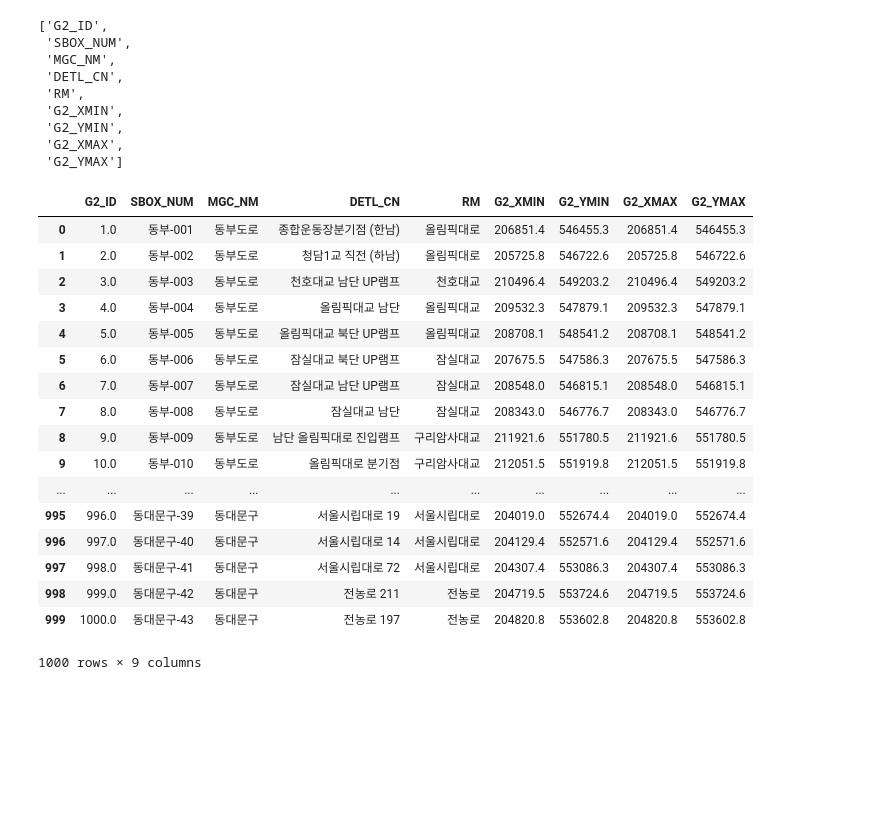
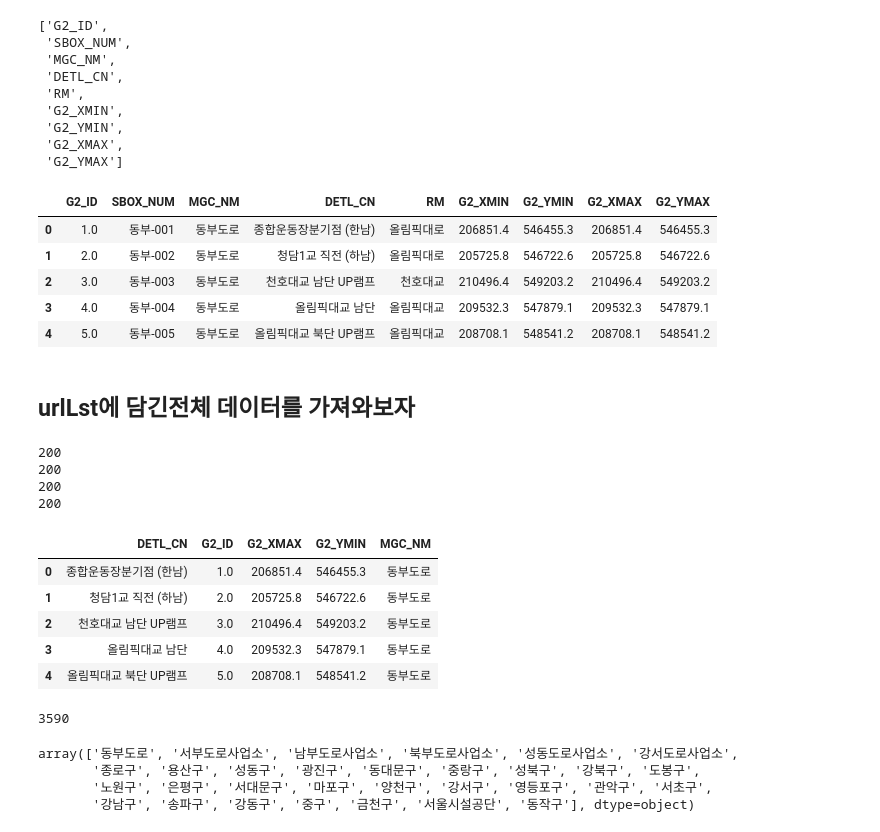
Before and after one commit to miniii222/Crawling_Study, a Jupyter notebook: 공공데이터 크롤링 using API.ipynb, the cells around one changed output. Drawn from its saved outputs; the diff is of its cells as text; code cells hidden in the pictures; blank space fills up the shorter version.

```diff
--- a/공공데이터 크롤링 using API.ipynb
+++ b/공공데이터 크롤링 using API.ipynb
@@ -119,23 +111,13 @@ snowbox_dt
 for column in [*snowbox[0]] :
     snowbox_dt[column] = [x[column] for x in snowbox]
 # %%
-snowbox_dt
+snowbox_dt.head()
 # %% [output]
 |  | G2_ID | SBOX_NUM | MGC_NM | DETL_CN | RM | G2_XMIN | G2_YMIN | G2_XMAX | G2_YMAX |
 | 0 | 1.0 | 동부-001 | 동부도로 | 종합운동장분기점 (한남) | 올림픽대로 | 206851.4 | 546455.3 | 206851.4 | 546455.3 |
 | 1 | 2.0 | 동부-002 | 동부도로 | 청담1교 직전 (하남) | 올림픽대로 | 205725.8 | 546722.6 | 205725.8 | 546722.6 |
 | 2 | 3.0 | 동부-003 | 동부도로 | 천호대교 남단 UP램프 | 천호대교 | 210496.4 | 549203.2 | 210496.4 | 549203.2 |
 | 3 | 4.0 | 동부-004 | 동부도로 | 올림픽대교 남단 | 올림픽대교 | 209532.3 | 547879.1 | 209532.3 | 547879.1 |
 | 4 | 5.0 | 동부-005 | 동부도로 | 올림픽대교 북단 UP램프 | 올림픽대교 | 208708.1 | 548541.2 | 208708.1 | 548541.2 |
-| 5 | 6.0 | 동부-006 | 동부도로 | 잠실대교 북단 UP램프 | 잠실대교 | 207675.5 | 547586.3 | 207675.5 | 547586.3 |
-| 6 | 7.0 | 동부-007 | 동부도로 | 잠실대교 남단 UP램프 | 잠실대교 | 208548.0 | 546815.1 | 208548.0 | 546815.1 |
-| 7 | 8.0 | 동부-008 | 동부도로 | 잠실대교 남단 | 잠실대교 | 208343.0 | 546776.7 | 208343.0 | 546776.7 |
-| 8 | 9.0 | 동부-009 | 동부도로 | 남단 올림픽대로 진입램프 | 구리암사대교 | 211921.6 | 551780.5 | 211921.6 | 551780.5 |
-| 9 | 10.0 | 동부-010 | 동부도로 | 올림픽대로 분기점 | 구리암사대교 | 212051.5 | 551919.8 | 212051.5 | 551919.8 |
-| ... | ... | ... | ... | ... | ... | ... | ... | ... | ... |
-| 995 | 996.0 | 동대문구-39 | 동대문구 | 서울시립대로 19 | 서울시립대로 | 204019.0 | 552674.4 | 204019.0 | 552674.4 |
-| 996 | 997.0 | 동대문구-40 | 동대문구 | 서울시립대로 14 | 서울시립대로 | 204129.4 | 552571.6 | 204129.4 | 552571.6 |
-| 997 | 998.0 | 동대문구-41 | 동대문구 | 서울시립대로 72 | 서울시립대로 | 204307.4 | 553086.3 | 204307.4 | 553086.3 |
-| 998 | 999.0 | 동대문구-42 | 동대문구 | 전농로 211 | 전농로 | 204719.5 | 553724.6 | 204719.5 | 553724.6 |
-| 999 | 1000.0 | 동대문구-43 | 동대문구 | 전농로 197 | 전농로 | 204820.8 | 553602.8 | 204820.8 | 553602.8 |
-1000 rows × 9 columns
+# %% [markdown]
+## urlLst에 담긴전체 데이터를 가져와보자
@@ -141,0 +130,16 @@ snowbox_dt
+# %%
+for myurl in urlLst:
+    response = requests.get(myurl)
+    print(response.status_code)
+    dt = response.json()
+    info = dt['ListSnowRemoveBox']['row']
+    DETL_CN.extend([x['DETL_CN'] for x in info])
+    G2_ID.extend([x['G2_ID'] for x in info])
+    G2_XMAX.extend([x['G2_XMAX'] for x in info])
+    G2_YMIN.extend([x['G2_YMIN'] for x in info])
+    MGC_NM.extend([x['MGC_NM'] for x in info])
+# %% [output]
+200
+200
+200
+200
@@ -141,0 +148,20 @@ snowbox_dt
+# %%
+snowbox_dt.head()
+# %% [output]
+|  | DETL_CN | G2_ID | G2_XMAX | G2_YMIN | MGC_NM |
+| 0 | 종합운동장분기점 (한남) | 1.0 | 206851.4 | 546455.3 | 동부도로 |
+| 1 | 청담1교 직전 (하남) | 2.0 | 205725.8 | 546722.6 | 동부도로 |
+| 2 | 천호대교 남단 UP램프 | 3.0 | 210496.4 | 549203.2 | 동부도로 |
+| 3 | 올림픽대교 남단 | 4.0 | 209532.3 | 547879.1 | 동부도로 |
+| 4 | 올림픽대교 북단 UP램프 | 5.0 | 208708.1 | 548541.2 | 동부도로 |
+# %%
+len(snowbox_dt)
+# %% [output]
+3590
+# %%
+snowbox_dt['MGC_NM'].unique()
+# %% [output]
+array(['동부도로', '서부도로사업소', '남부도로사업소', '북부도로사업소', '성동도로사업소', '강서도로사업소',
+       '종로구', '용산구', '성동구', '광진구', '동대문구', '중랑구', '성북구', '강북구', '도봉구',
+       '노원구', '은평구', '서대문구', '마포구', '양천구', '강서구', '영등포구', '관악구', '서초구',
+       '강남구', '송파구', '강동구', '중구', '금천구', '서울시설공단', '동작구'], dtype=object)
```
Also changed, not shown: parts of 4 cells of this notebook.
